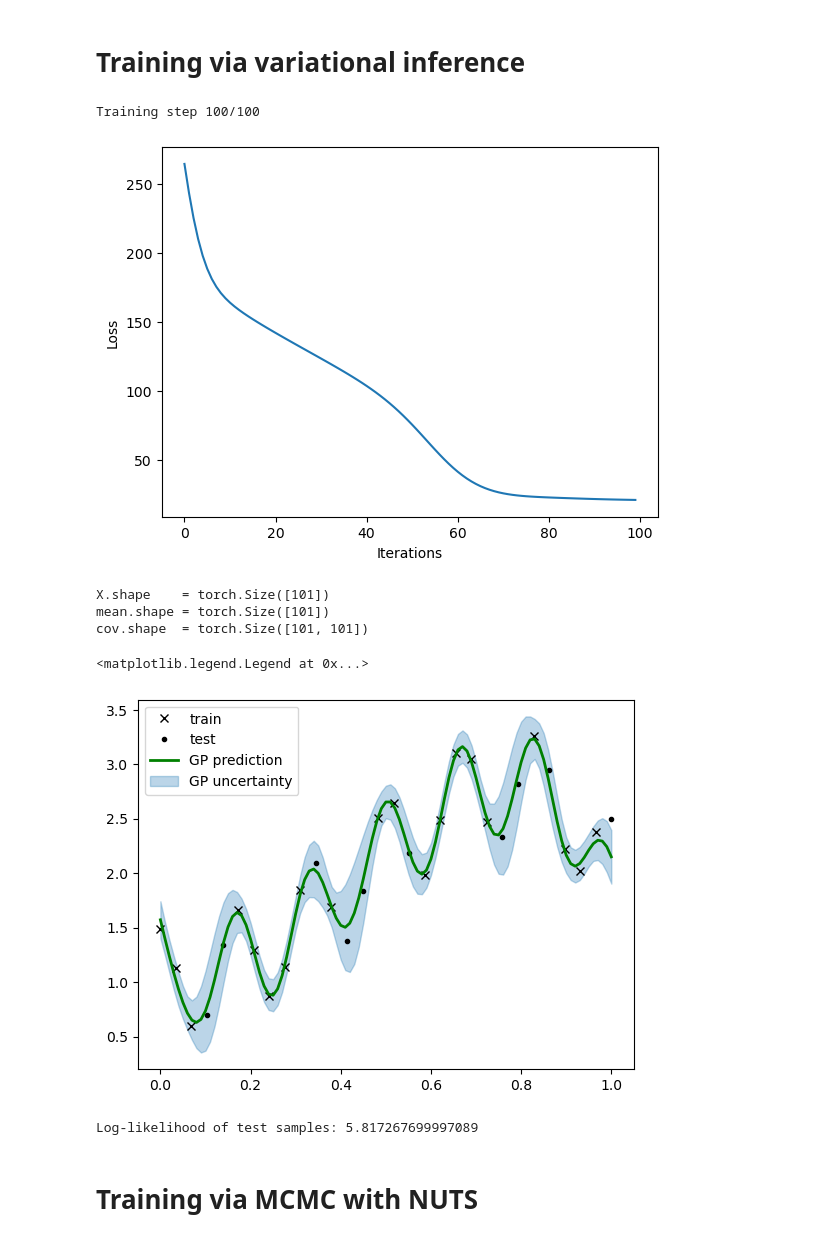
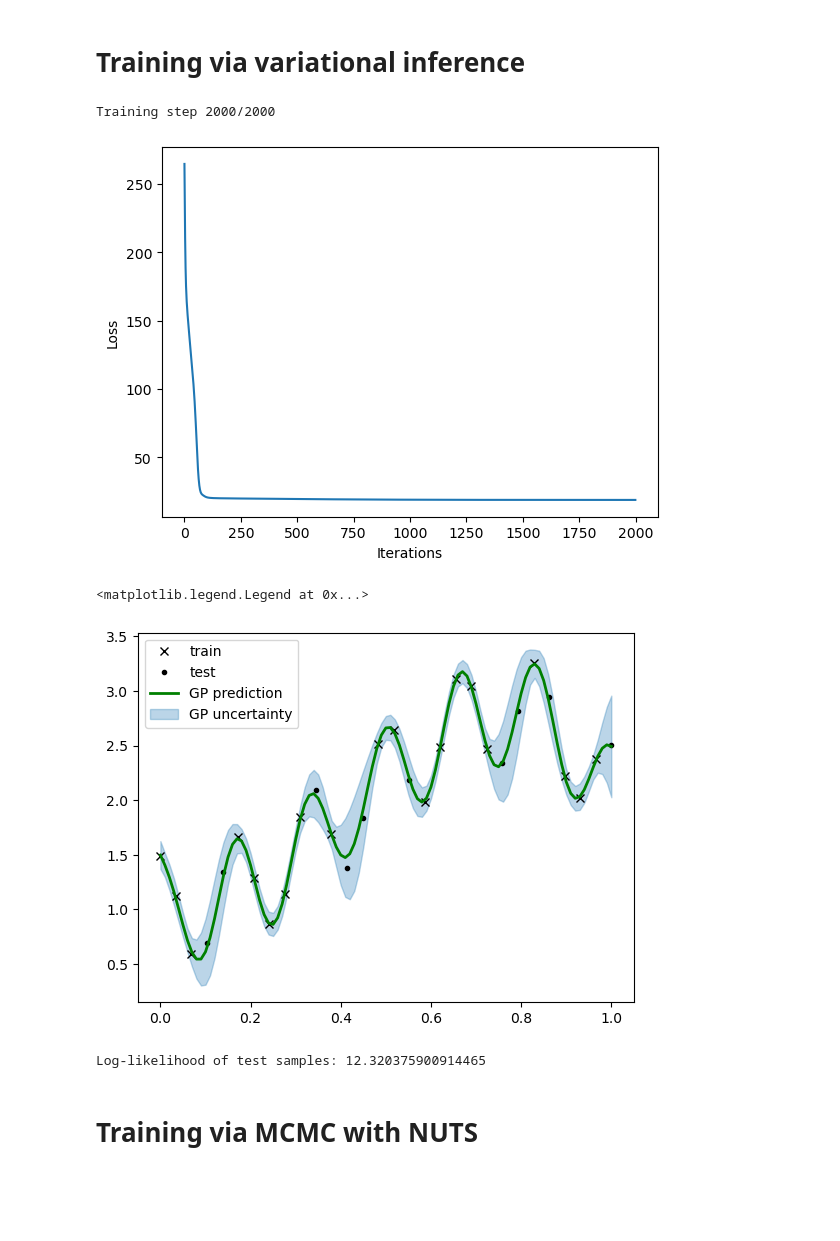
Before and after one commit to joshniemela/ProbabilisticML, a Jupyter notebook: exam/src/gp.ipynb, the cells around one changed output. Cells and saved outputs as stored; diff of their text form; code cells hidden in the pictures; blank space fills up the shorter version.

```diff
--- a/exam/src/gp.ipynb
+++ b/exam/src/gp.ipynb
@@ -17,7 +17,7 @@ import arviz as az
 pyro.set_rng_seed(545711891)
 torch.set_default_dtype(torch.float64)
 
-testing = True # TODO: set to False
+testing = False # TODO: set to False
 # %%
 # Constants
 n_train = 20
@@ -29,7 +29,7 @@ x_axis = torch.linspace(0.0, 1.0, 101) # used for graphing
 
 # We optimize the following parameters:
 # variance, lengthscale, period, noise
-params = ("kernel_var", "kernel_length", "kernel_period", "noise")
+params = ("var", "length", "period", "noise")
 # %%
 # We choose a periodic kernel,
 # as the function we are fitting has periodic tendencies.
@@ -47,9 +47,9 @@ class Model():
     def __call__(self, X, y=None):
         # As we don't want any of the kernel parameters to be negative,
         # we use lognormal priors.
-        var    = pyro.sample("kernel_var",    dist.LogNormal(0.0, 1.0))
-        length = pyro.sample("kernel_length", dist.LogNormal(0.0, 1.0))
-        period = pyro.sample("kernel_period", dist.LogNormal(0.0, 1.0))
+        var    = pyro.sample("var",    dist.LogNormal(0.0, 1.0))
+        length = pyro.sample("length", dist.LogNormal(0.0, 1.0))
+        period = pyro.sample("period", dist.LogNormal(0.0, 1.0))
         noise  = pyro.sample("noise",         dist.LogNormal(-5.0, 0.5))
 
         # Compute the covariance with the chosen kernel
@@ -172,7 +172,7 @@ def train_vi(model, X_train, y_train, num_steps):
     print()
 
     # Extract learned parameters
-    learned_params = [pyro.get_param_store()["AutoDelta." + param] for param in params]
+    learned_params = {param: pyro.get_param_store()["AutoDelta." + param] for param in params}
 
     return learned_params, losses
 # %%
@@ -181,41 +181,38 @@ num_steps = 2000 if not testing else 100
 model = Model()
 learned_params, losses = train_vi(model, X_train, y_train, num_steps)
 # %% [output]
-Training step 100/100
+Training step 2000/2000
 # %%
 # Plot losses
 fig, ax = plt.subplots()
 plot_loss(ax, losses)
 # %% [output]
-[figure, old version]
+[figure, new version]
 # %%
 # Plot prediction
-mean_pred, cov_pred = predict(X_train, y_train, x_axis, *learned_params)
+mean_pred, cov_pred = predict(X_train, y_train, x_axis, **learned_params)
 
 fig, ax = plt.subplots()
 plot_predictions(
     ax=ax,
     X_train=X_train, y_train=y_train,
     X_test=X_test, y_test=y_test,
     X=x_axis, mean=mean_pred, cov=cov_pred,
 )
 ax.legend()
 # %% [output]
-X.shape    = torch.Size([101])
-mean.shape = torch.Size([101])
-cov.shape  = torch.Size([101, 101])
+<matplotlib.legend.Legend at 0x...>
-<matplotlib.legend.Legend at 0x...>
-[figure, old version]
+[figure, new version]
 # %%
 # Calculate the log-likelihood of the predictions on the test data
-mean_pred, cov_pred = predict(X_train, y_train, X_test, *learned_params)
+mean_pred, cov_pred = predict(X_train, y_train, X_test, **learned_params)
 log_likelihood = dist.MultivariateNormal(
     mean_pred,
     cov_pred
 ).log_prob(y_test)
 print(f"Log-likelihood of test samples: {log_likelihood}")
 # %% [output]
-Log-likelihood of test samples: 5.817267699997089
+Log-likelihood of test samples: 12.320375900914465
 # %% [markdown]
 # Training via MCMC with NUTS
 # %%
```
Also changed, not shown: parts of 9 cells of this notebook.
